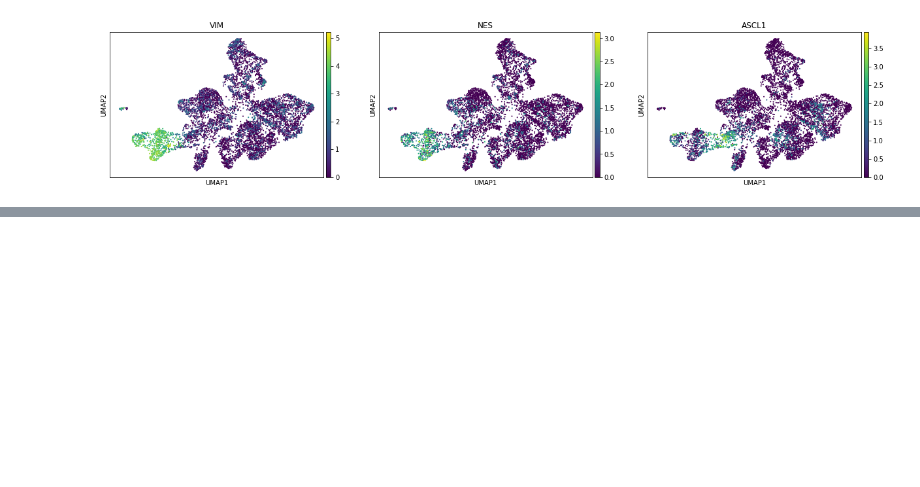
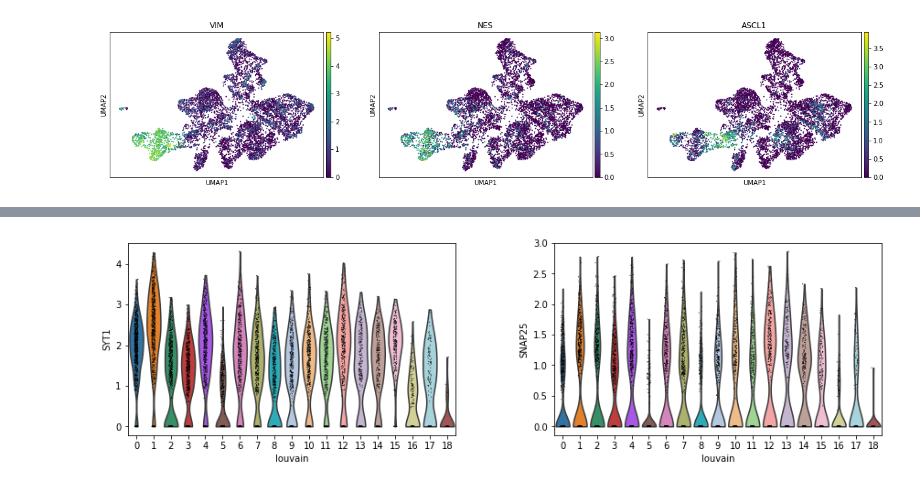
Before and after one commit to alevtina99/Scanpy_analysis, a Jupyter notebook: ScanPy.ipynb, the cells around one changed output, grey strips where cells are left out. Saved outputs shown, nothing was run; the diff lists cells and outputs as text; code cells hidden in the pictures; blank space fills up the shorter version.

```diff
--- a/ScanPy.ipynb
+++ b/ScanPy.ipynb
@@ -181,0 +184,4 @@ Took infinity to calculate
+# %%
+sc.pl.violin(adata, ["SYT1", "SNAP25"], groupby='louvain')
+# %% [output]
+[figure, added]
```
Also changed, not shown: parts of 24 cells of this notebook.
